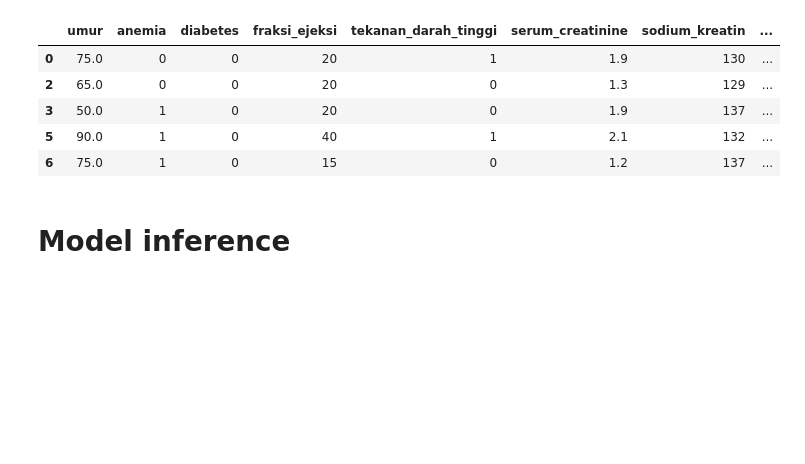
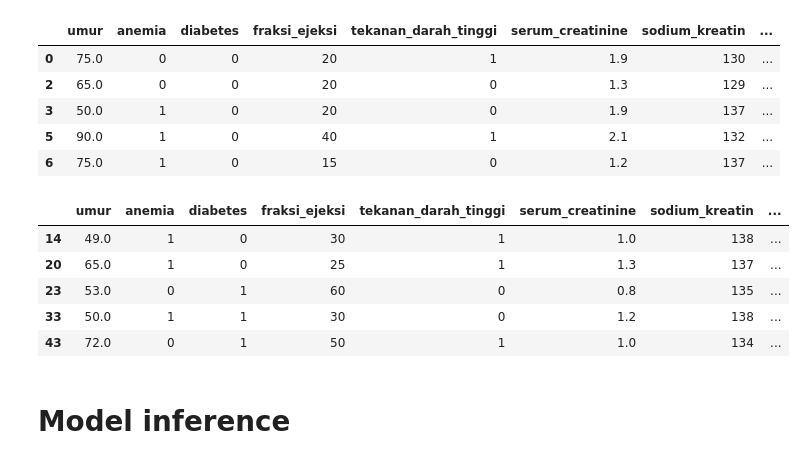
Before and after one commit to tassyirifiyya/ProjectHacktiv8-Kelp1, a Jupyter notebook: PYTN_KampusMerdeka_FP3_Hacktiv8.ipynb, the cells around one changed output. Cells and saved outputs as stored; diff of their text form; code cells hidden in the pictures; blank space fills up the shorter version.

```diff
--- a/PYTN_KampusMerdeka_FP3_Hacktiv8.ipynb
+++ b/PYTN_KampusMerdeka_FP3_Hacktiv8.ipynb
@@ -617,6 +633,15 @@ df2.head()
 | 3 | 50.0 | 1 | 0 | 20 | 0 | 1.9 | 137 | ... |
 | 5 | 90.0 | 1 | 0 | 40 | 1 | 2.1 | 132 | ... |
 | 6 | 75.0 | 1 | 0 | 15 | 0 | 1.2 | 137 | ... |
+# %%
+df2[df2["Kematian"]==0].head()
+# %% [output]
+|  | umur | anemia | diabetes | fraksi_ejeksi | tekanan_darah_tinggi | serum_creatinine | sodium_kreatin | ... |
+| 14 | 49.0 | 1 | 0 | 30 | 1 | 1.0 | 138 | ... |
+| 20 | 65.0 | 1 | 0 | 25 | 1 | 1.3 | 137 | ... |
+| 23 | 53.0 | 0 | 1 | 60 | 0 | 0.8 | 135 | ... |
+| 33 | 50.0 | 1 | 1 | 30 | 0 | 1.2 | 138 | ... |
+| 43 | 72.0 | 0 | 1 | 50 | 1 | 1.0 | 134 | ... |
 # %% [markdown]
 # Model inference
 # %%
```
Also changed, not shown: parts of 27 cells of this notebook.
